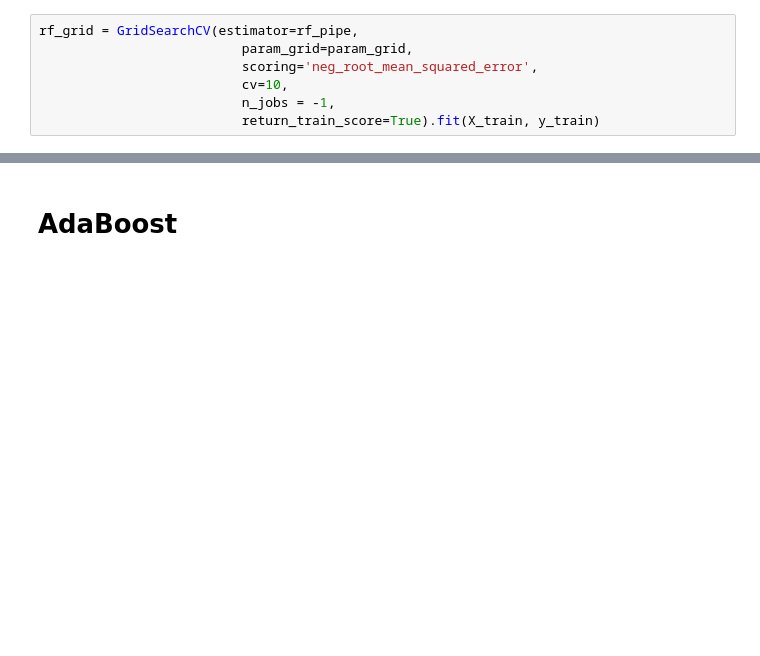
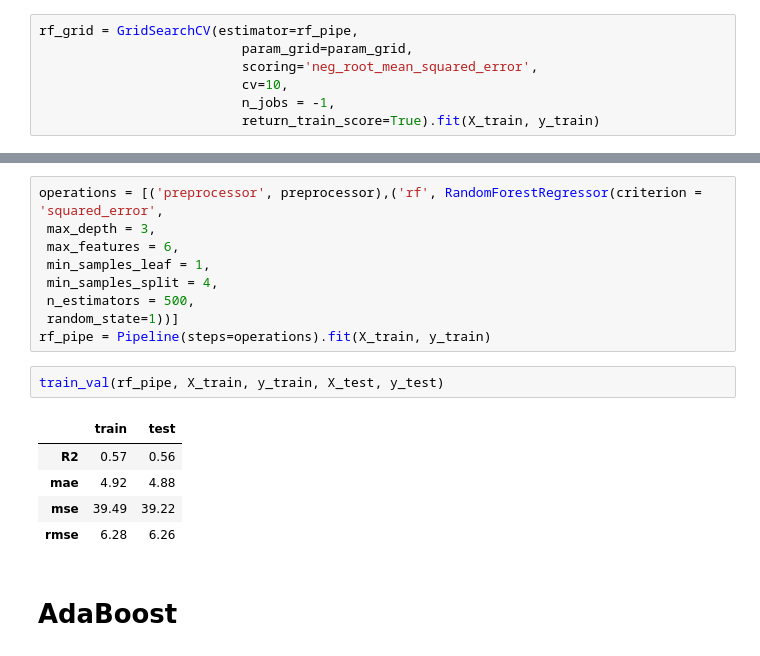
Before and after one commit to ayaramis/Portfolio, a Jupyter notebook: life_expectancy/life_expectancy_prediction.ipynb, the cells around one changed output, grey strips where cells are left out. Cells and saved outputs as stored; diff of their text form; blank space fills up the shorter version.

```diff
--- a/life_expectancy/life_expectancy_prediction.ipynb
+++ b/life_expectancy/life_expectancy_prediction.ipynb
@@ -349,3 +357,20 @@ rf_grid.best_score_
+# %%
+operations = [('preprocessor', preprocessor),('rf', RandomForestRegressor(criterion = 'squared_error',
+ max_depth = 3,
+ max_features = 6,
+ min_samples_leaf = 1,
+ min_samples_split = 4,
+ n_estimators = 500,
+ random_state=1))]
+rf_pipe = Pipeline(steps=operations).fit(X_train, y_train)
+# %%
+train_val(rf_pipe, X_train, y_train, X_test, y_test)
+# %% [output]
+|  | train | test |
+| R2 | 0.57 | 0.56 |
+| mae | 4.92 | 4.88 |
+| mse | 39.49 | 39.22 |
+| rmse | 6.28 | 6.26 |
 # %% [markdown]
 # AdaBoost
 # %%
```
Also changed, not shown: parts of 17 cells of this notebook.
